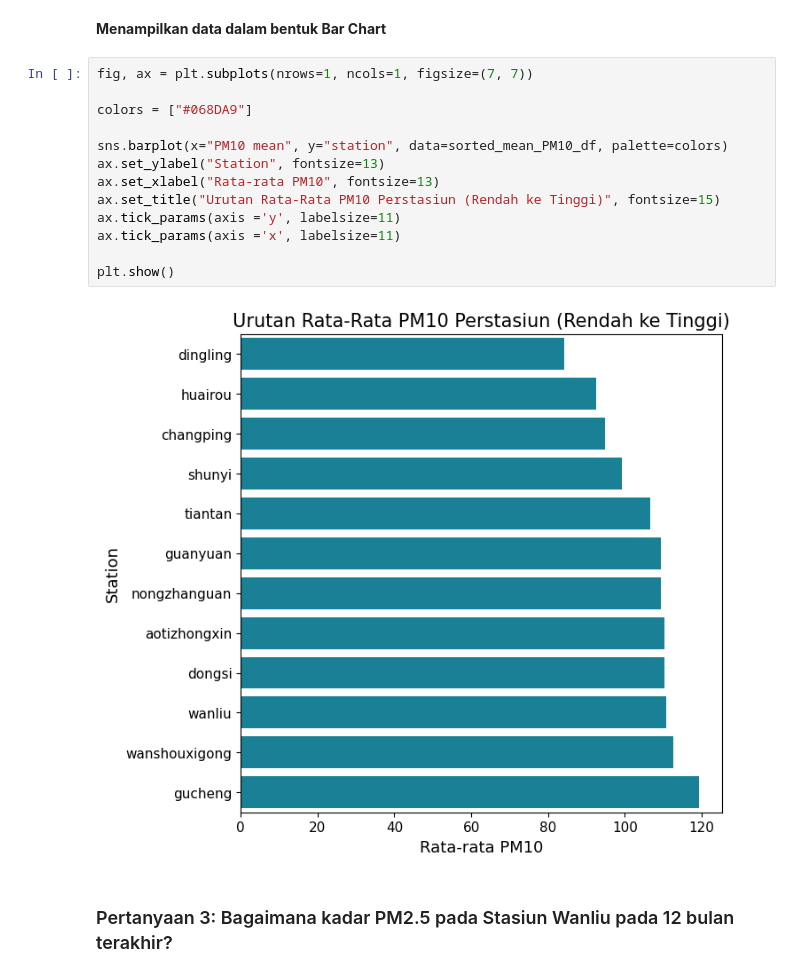
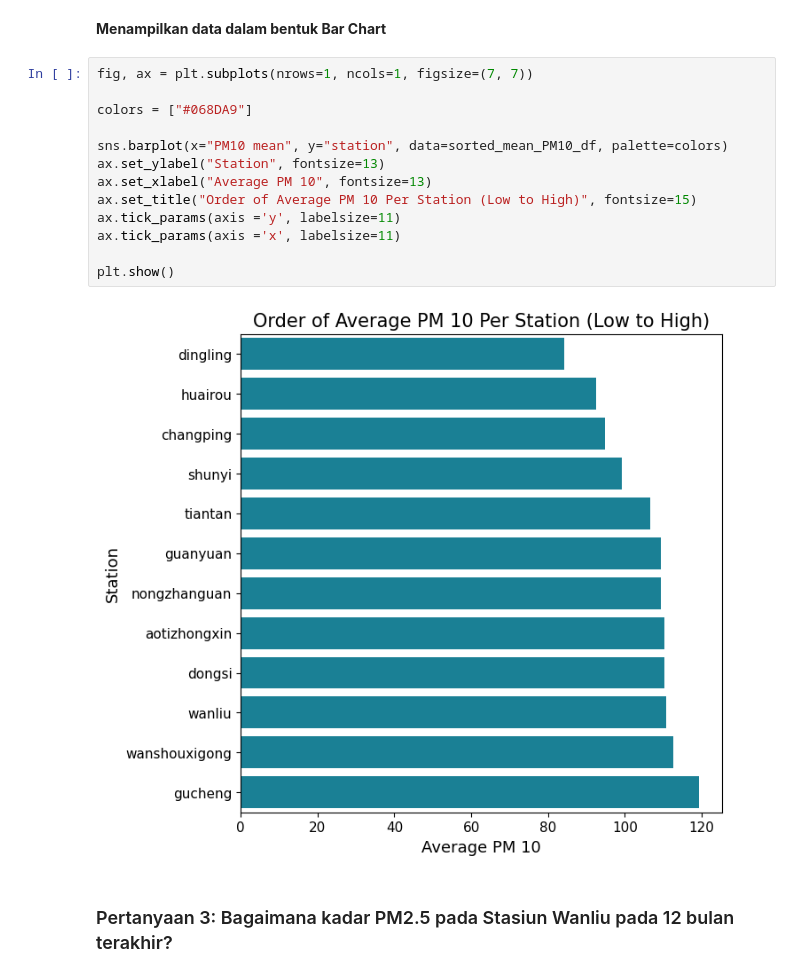
Before and after one commit to iamfeizal/Air-Quality-Visualization-Station, a Jupyter notebook: Air_Quality_Visualization.ipynb, the cells around one changed output. Cells and saved outputs as stored; diff of their text form.

```diff
--- a/Air_Quality_Visualization.ipynb
+++ b/Air_Quality_Visualization.ipynb
@@ -962,18 +962,18 @@ wanshouxigong 112.505795
 # %%
 fig, ax = plt.subplots(nrows=1, ncols=1, figsize=(7, 7))
 
 colors = ["#068DA9"]
 
 sns.barplot(x="PM10 mean", y="station", data=sorted_mean_PM10_df, palette=colors)
 ax.set_ylabel("Station", fontsize=13)
-ax.set_xlabel("Rata-rata PM10", fontsize=13)
-ax.set_title("Urutan Rata-Rata PM10 Perstasiun (Rendah ke Tinggi)", fontsize=15)
+ax.set_xlabel("Average PM 10", fontsize=13)
+ax.set_title("Order of Average PM 10 Per Station (Low to High)", fontsize=15)
 ax.tick_params(axis ='y', labelsize=11)
 ax.tick_params(axis ='x', labelsize=11)
 
 plt.show()
 # %% [output]
-[figure, old version]
+[figure, new version]
 # %% [markdown]
 ### Pertanyaan 3: Bagaimana kadar PM2.5 pada Stasiun Wanliu pada 12 bulan terakhir?
 # %%
```
Also changed, not shown: parts of 5 cells of this notebook.
